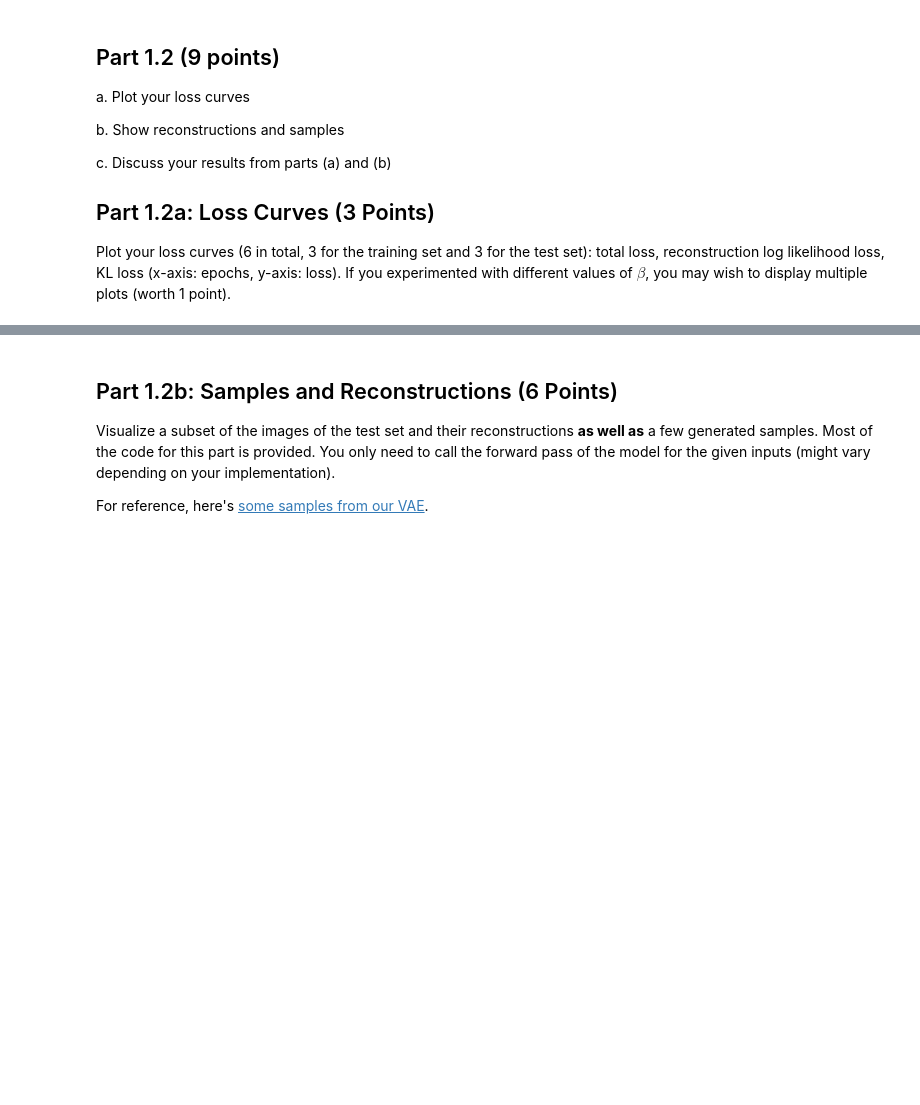
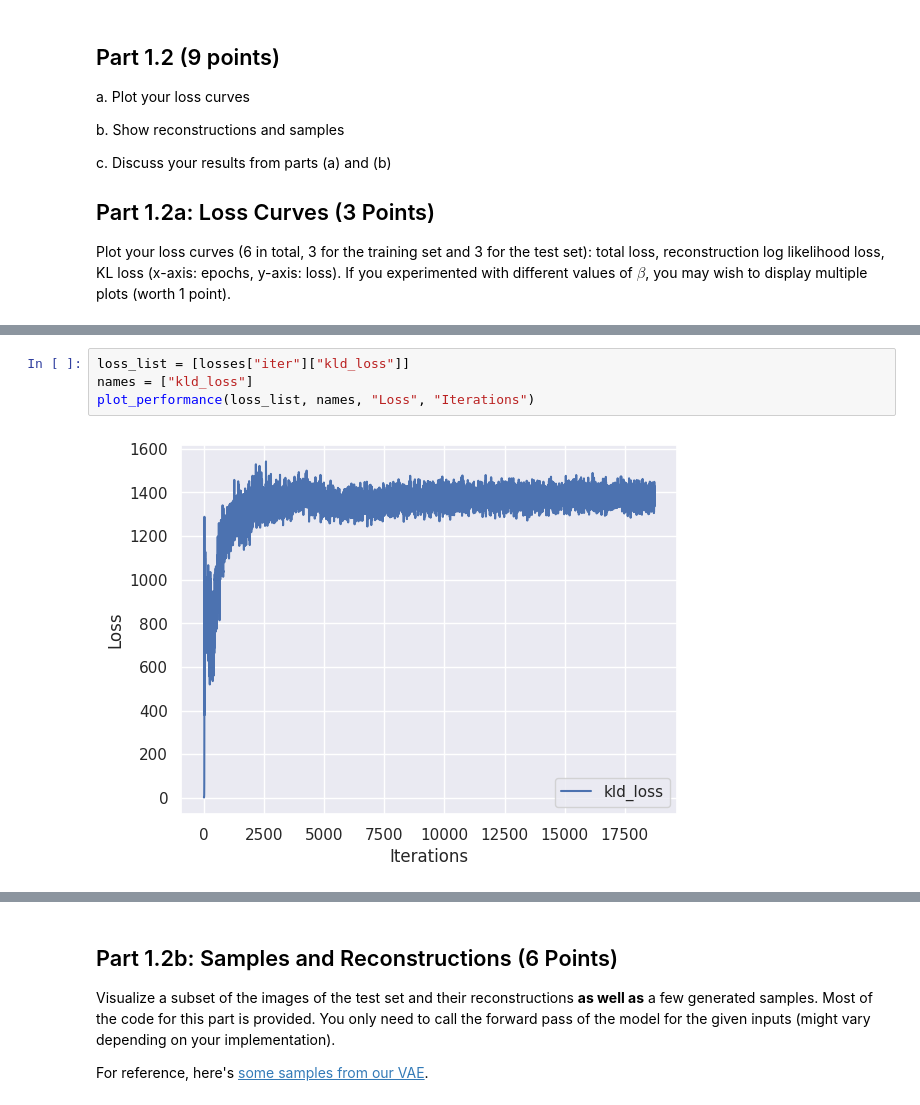
Before and after one commit to LordLean/dl_cw2_2022, a Jupyter notebook: dl_cw2_2022.ipynb, the cells around one changed output, grey strips where cells are left out. Cells and saved outputs as stored; diff of their text form; blank space fills up the shorter version.

```diff
--- a/dl_cw2_2022.ipynb
+++ b/dl_cw2_2022.ipynb
@@ -385,0 +637,6 @@ Plot your loss curves (6 in total, 3 for the training set and 3 for the test set
+# %%
+loss_list = [losses["iter"]["kld_loss"]]
+names = ["kld_loss"]
+plot_performance(loss_list, names, "Loss", "Iterations")
+# %% [output]
+[figure, added]
```
Also changed, not shown: parts of 26 cells of this notebook.
